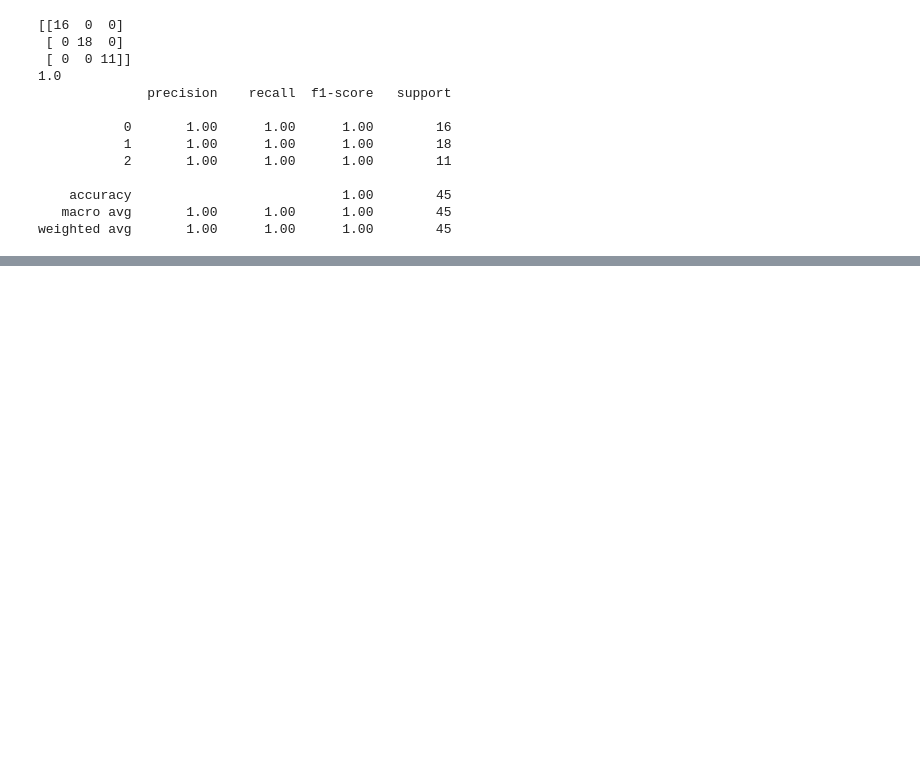
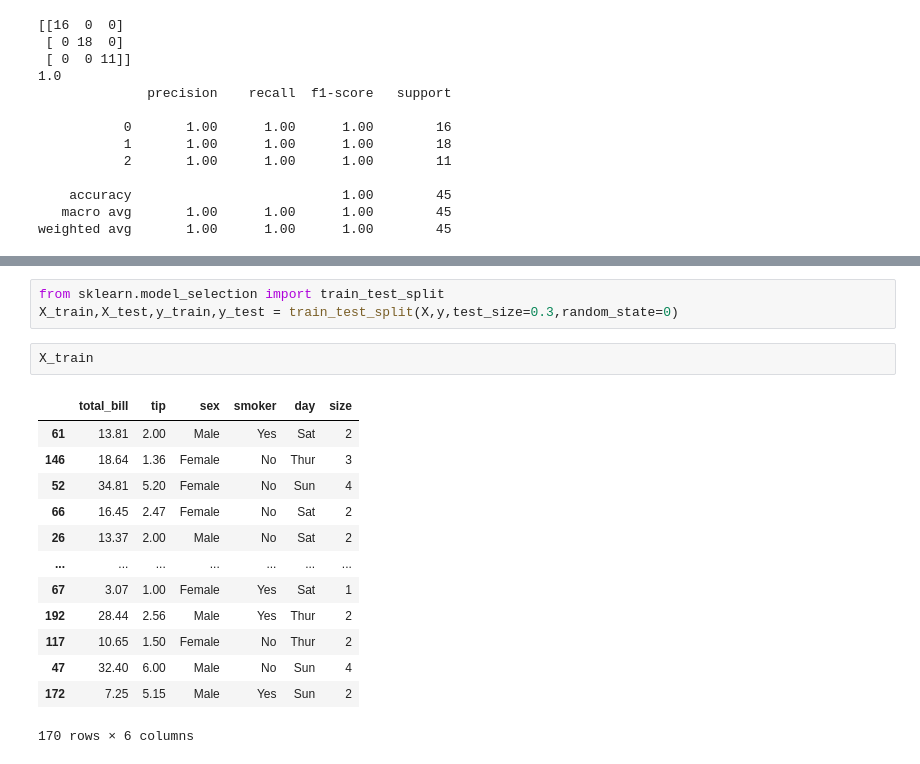
Before and after one commit to Sanskar1314/Learning_Naive_Bayes, a Jupyter notebook: learning_naive_bayes.ipynb, the cells around one changed output, grey strips where cells are left out. Cells and saved outputs as stored; diff of their text form; blank space fills up the shorter version.

```diff
--- a/learning_naive_bayes.ipynb
+++ b/learning_naive_bayes.ipynb
@@ -78,0 +106,19 @@ weighted avg       1.00      1.00      1.00        45
+# %%
+from sklearn.model_selection import train_test_split
+X_train,X_test,y_train,y_test = train_test_split(X,y,test_size=0.3,random_state=0)
+# %%
+X_train
+# %% [output]
+|  | total_bill | tip | sex | smoker | day | size |
+| 61 | 13.81 | 2.00 | Male | Yes | Sat | 2 |
+| 146 | 18.64 | 1.36 | Female | No | Thur | 3 |
+| 52 | 34.81 | 5.20 | Female | No | Sun | 4 |
+| 66 | 16.45 | 2.47 | Female | No | Sat | 2 |
+| 26 | 13.37 | 2.00 | Male | No | Sat | 2 |
+| ... | ... | ... | ... | ... | ... | ... |
+| 67 | 3.07 | 1.00 | Female | Yes | Sat | 1 |
+| 192 | 28.44 | 2.56 | Male | Yes | Thur | 2 |
+| 117 | 10.65 | 1.50 | Female | No | Thur | 2 |
+| 47 | 32.40 | 6.00 | Male | No | Sun | 4 |
+| 172 | 7.25 | 5.15 | Male | Yes | Sun | 2 |
+170 rows × 6 columns
```
Also changed, not shown: parts of 19 cells of this notebook.
